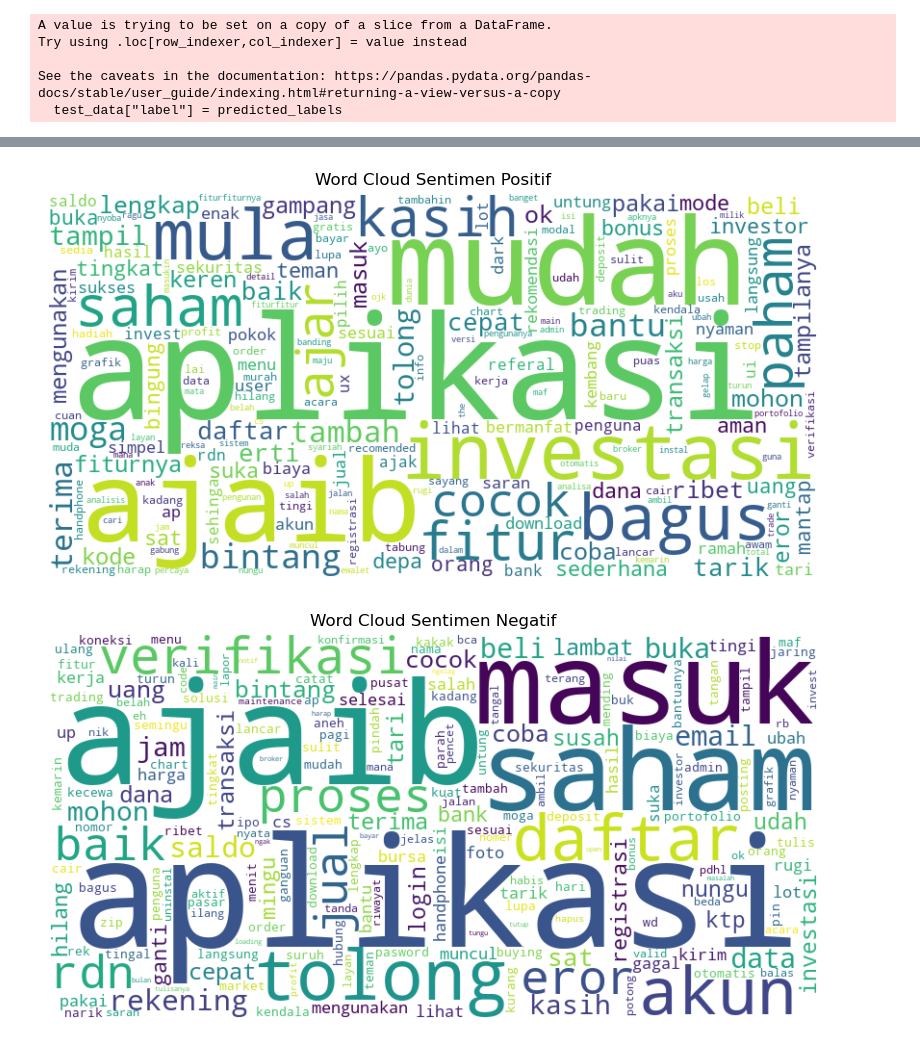
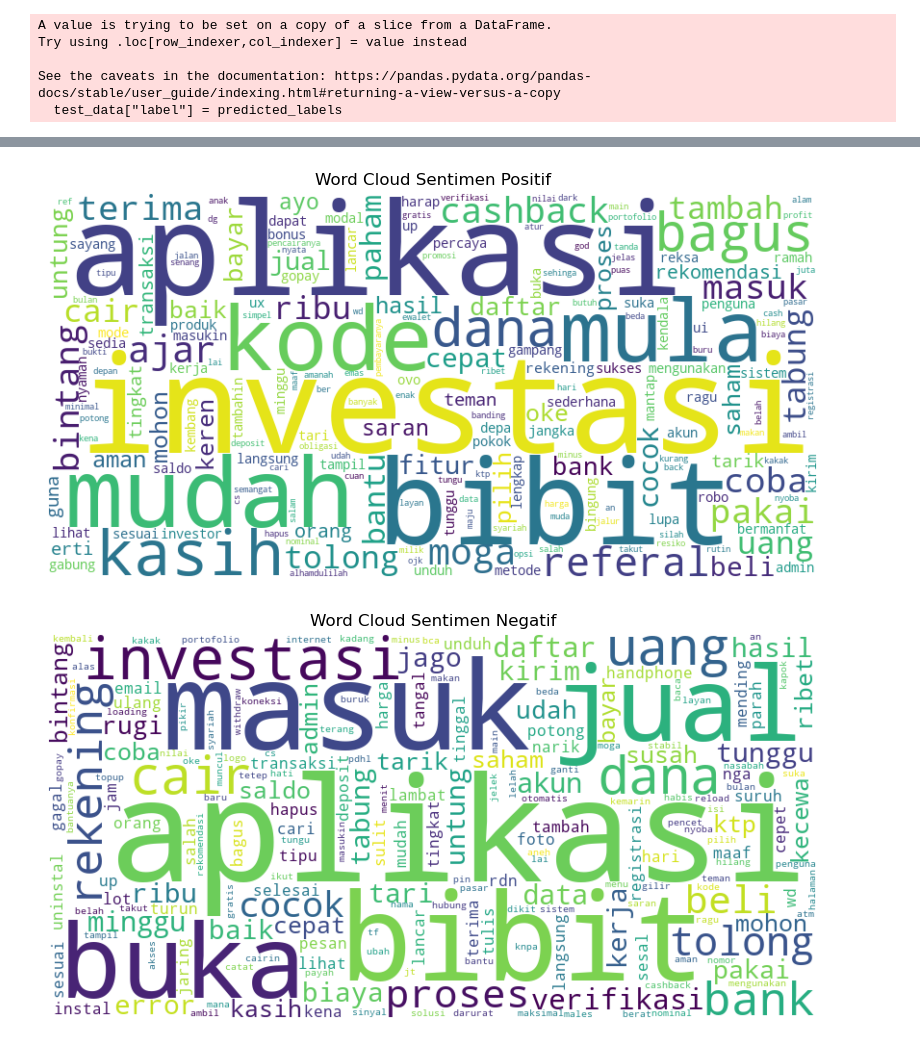
Before and after one commit to miasetya12/Big-Data, a Jupyter notebook: 04. Model Naivebayes.ipynb, the cells around one changed output, grey strips where cells are left out. Cells and saved outputs as stored; diff of their text form; code cells hidden in the pictures.

Commit message:
data fix mia

```diff
--- a/04. Model Naivebayes.ipynb
+++ b/04. Model Naivebayes.ipynb
@@ -124,7 +154,7 @@ test_data.to_excel("hasiltesting.xlsx", index=False)
 wordcloud_data = pd.read_excel("hasiltesting.xlsx")
 
 # Filter the data for label with value "1"
-label_data = wordcloud_data[wordcloud_data['label'] == 1]
+label_data = wordcloud_data[wordcloud_data['label'] == 2]
 
 # Combine the labels into a single string
 labels_text = ' '.join(label_data['data_clean'])
@@ -146,32 +176,32 @@ plt.axis('off')
 plt.title('Word Cloud Sentimen Positif')
 plt.show()
 # %% [output]
-[figure, old version]
+[figure, new version]
 # %%
 # Load the data for word cloud
 wordcloud_data = pd.read_excel("hasiltesting.xlsx")
 
 # Filter the data for label with value "1"
-label_data = wordcloud_data[wordcloud_data['label'] == -1]
+label_data = wordcloud_data[wordcloud_data['label'] == 1]
 
 # Combine the labels into a single string
 labels_text = ' '.join(label_data['data_clean'])
 
 # Split the text into individual words
 words = labels_text.split()
 
 # Count the occurrences of each word
 word_counts = Counter(words)
 
 # Generate the word cloud with unique words
 wordcloud = WordCloud(width=800, height=400, background_color='white')
 wordcloud.generate_from_frequencies(word_counts)
 
 # Display the word cloud
 plt.figure(figsize=(10, 5))
 plt.imshow(wordcloud, interpolation='bilinear')
 plt.axis('off')
 plt.title('Word Cloud Sentimen Negatif')
 plt.show()
 # %% [output]
-[figure, old version]
+[figure, new version]
```
Also changed, not shown: parts of 11 cells of this notebook, 22 other files.
